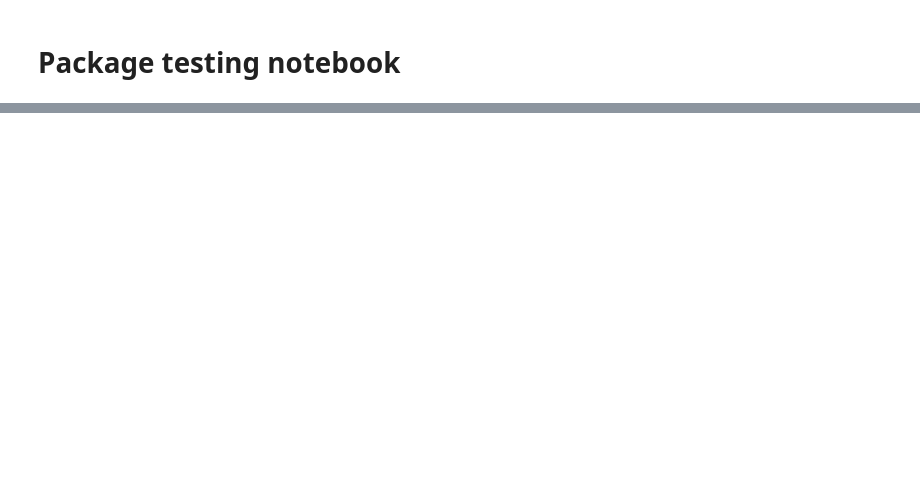
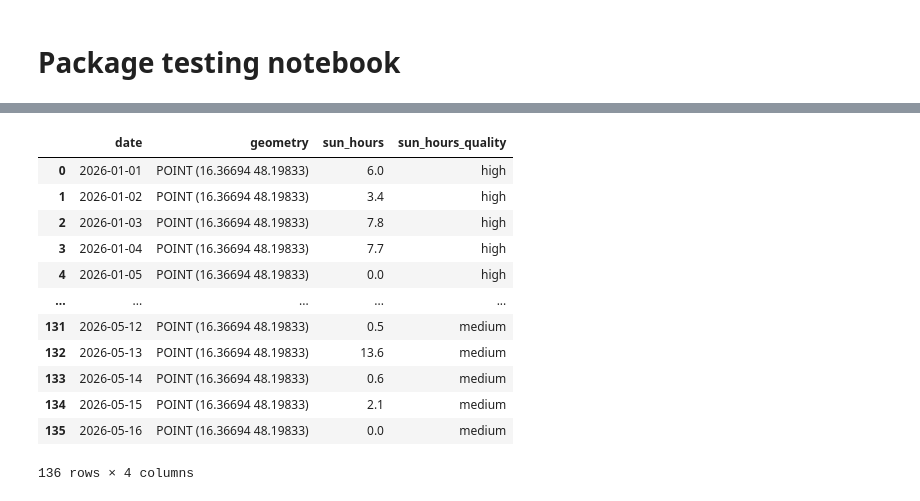
Before and after one commit to nikdra/sonnenstund, a Jupyter notebook: package.ipynb, the cells around one changed output, grey strips where cells are left out. Saved outputs shown, nothing was run; the diff lists cells and outputs as text; code cells hidden in the pictures; blank space fills up the shorter version.

```diff
--- a/package.ipynb
+++ b/package.ipynb
@@ -53,0 +56,16 @@ StationGeoJSONSerializer(media_type='application/json', type='FeatureCollection'
+# %%
+location_data.df
+# %% [output]
+|  | date | geometry | sun_hours | sun_hours_quality |
+| 0 | 2026-01-01 | POINT (16.36694 48.19833) | 6.0 | high |
+| 1 | 2026-01-02 | POINT (16.36694 48.19833) | 3.4 | high |
+| 2 | 2026-01-03 | POINT (16.36694 48.19833) | 7.8 | high |
+| 3 | 2026-01-04 | POINT (16.36694 48.19833) | 7.7 | high |
+| 4 | 2026-01-05 | POINT (16.36694 48.19833) | 0.0 | high |
+| ... | ... | ... | ... | ... |
+| 131 | 2026-05-12 | POINT (16.36694 48.19833) | 0.5 | medium |
+| 132 | 2026-05-13 | POINT (16.36694 48.19833) | 13.6 | medium |
+| 133 | 2026-05-14 | POINT (16.36694 48.19833) | 0.6 | medium |
+| 134 | 2026-05-15 | POINT (16.36694 48.19833) | 2.1 | medium |
+| 135 | 2026-05-16 | POINT (16.36694 48.19833) | 0.0 | medium |
+136 rows × 4 columns
```
Also changed, not shown: parts of 12 cells of this notebook, 2 other files.
